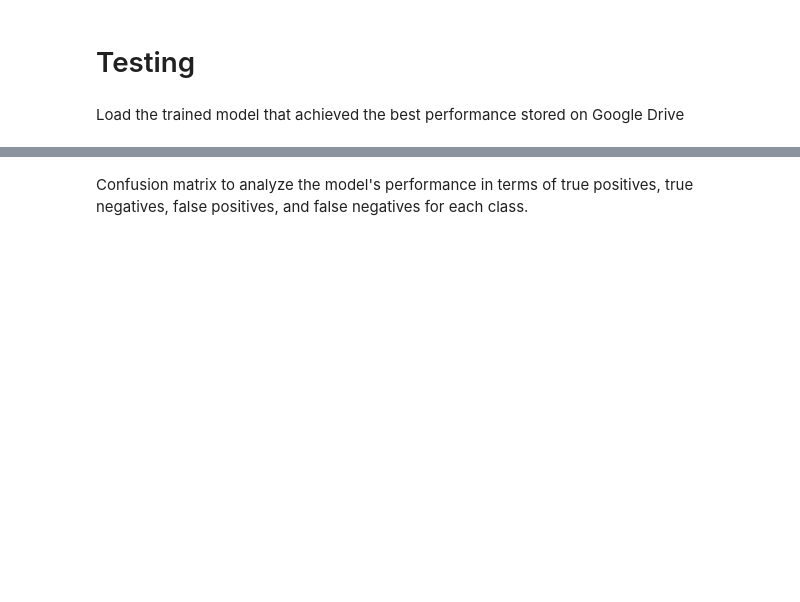
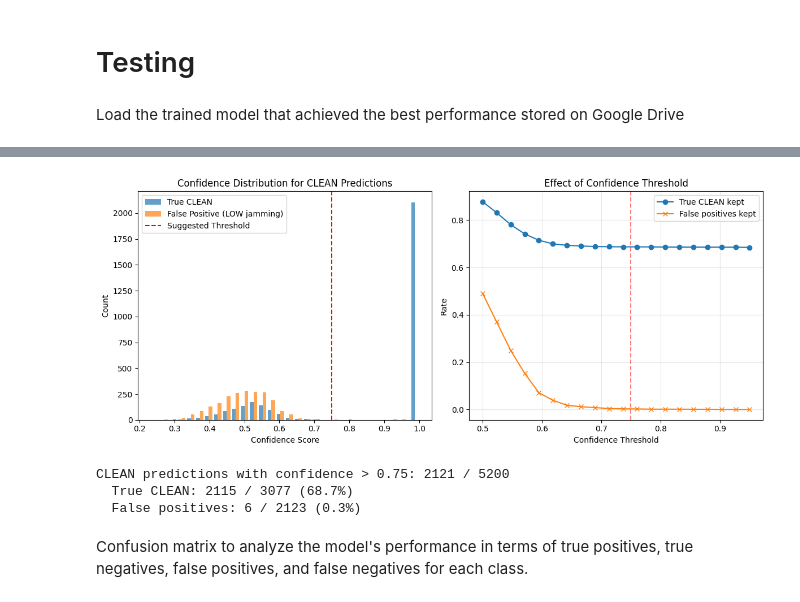
Before and after one commit to CavaWasTaken/JammingClassification, a Jupyter notebook: Dataset_generation/image_dataset_generation/ai_model.ipynb, the cells around one changed output, grey strips where cells are left out. Saved outputs shown, nothing was run; the diff lists cells and outputs as text; code cells hidden in the pictures; blank space fills up the shorter version.

Commit message:
confidance threshold for predictions

```diff
--- a/Dataset_generation/image_dataset_generation/ai_model.ipynb
+++ b/Dataset_generation/image_dataset_generation/ai_model.ipynb
@@ -406,3 +518,74 @@ Test Accuracy: 0.8275
+# %%
+# Visualize confidence distribution for CLEAN predictions
+import matplotlib.pyplot as plt
+import numpy as np
+
+# Get all CLEAN predictions and their confidence scores
+model.eval()
+clean_confidences = []
+clean_true_labels = []
+
+with torch.no_grad():
+    for inputs, labels in test_loader:
+        inputs, labels = inputs.to(device), labels.to(device)
+        outputs = model(inputs)
+        probs = F.softmax(outputs, dim=1)
+
+        # Find samples predicted as CLEAN
+        max_probs, predictions = torch.max(probs, dim=1)
+        clean_mask = (predictions == 0)
+
+        if clean_mask.any():
+            clean_confidences.extend(max_probs[clean_mask].cpu().numpy())
+            clean_true_labels.extend(labels[clean_mask].cpu().numpy())
+
+clean_confidences = np.array(clean_confidences)
+clean_true_labels = np.array(clean_true_labels)
+
+# Separate true CLEAN from false positives (actually LOW jamming)
+true_clean_conf = clean_confidences[clean_true_labels == 0]
+false_clean_conf = clean_confidences[clean_true_labels != 0]
+
+plt.figure(figsize=(12, 5))
+plt.subplot(1, 2, 1)
+plt.hist([true_clean_conf, false_clean_conf], bins=30, label=['True CLEAN', 'False Positive (LOW jamming)'], alpha=0.7)
+plt.axvline(x=0.75, color='r', linestyle='--', label='Suggested Threshold')
+plt.xlabel('Confidence Score')
+plt.ylabel('Count')
+plt.title('Confidence Distribution for CLEAN Predictions')
+plt.legend()
+
+plt.subplot(1, 2, 2)
+# Show how threshold affects performance
+thresholds = np.linspace(0.5, 0.95, 20)
+true_positive_rates = []
+false_positive_rates = []
+
+for thresh in thresholds:
+    tp = np.sum(true_clean_conf >= thresh) / len(true_clean_conf) if len(true_clean_conf) > 0 else 0
+    fp = np.sum(false_clean_conf >= thresh) / len(false_clean_conf) if len(false_clean_conf) > 0 else 0
+    true_positive_rates.append(tp)
+    false_positive_rates.append(fp)
+
+plt.plot(thresholds, true_positive_rates, label='True CLEAN kept', marker='o')
+plt.plot(thresholds, false_positive_rates, label='False positives kept', marker='x')
+plt.axvline(x=0.75, color='r', linestyle='--', alpha=0.5)
+plt.xlabel('Confidence Threshold')
+plt.ylabel('Rate')
+plt.title('Effect of Confidence Threshold')
+plt.legend()
+plt.grid(True, alpha=0.3)
+plt.tight_layout()
+plt.show()
+
+print(f"CLEAN predictions with confidence > 0.75: {np.sum(clean_confidences > 0.75)} / {len(clean_confidences)}")
+print(f"  True CLEAN: {np.sum(true_clean_conf > 0.75)} / {len(true_clean_conf)} ({100*np.sum(true_clean_conf > 0.75)/len(true_clean_conf):.1f}%)")
+print(f"  False positives: {np.sum(false_clean_conf > 0.75)} / {len(false_clean_conf)} ({100*np.sum(false_clean_conf > 0.75)/len(false_clean_conf):.1f}%)")
+# %% [output]
+[figure, added]
+CLEAN predictions with confidence > 0.75: 2121 / 5200
+  True CLEAN: 2115 / 3077 (68.7%)
+  False positives: 6 / 2123 (0.3%)
 # %% [markdown]
 Confusion matrix to analyze the model's performance in terms of true positives, true negatives, false positives, and false negatives for each class.
 # %%
```
Also changed, not shown: parts of 13 cells of this notebook.
